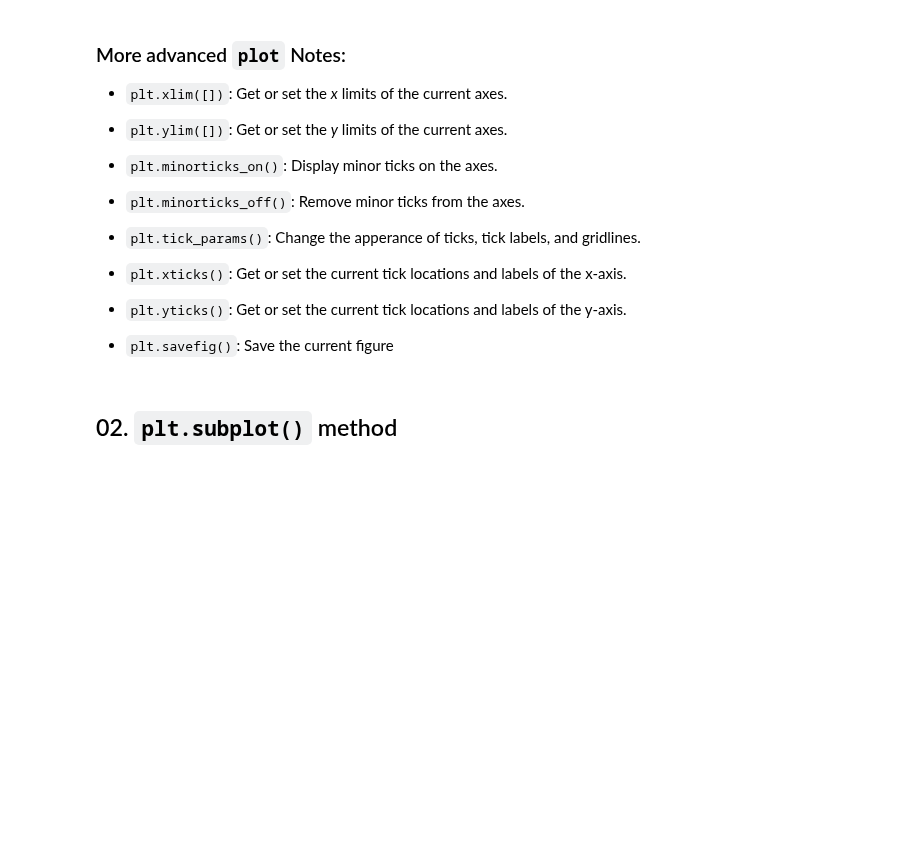
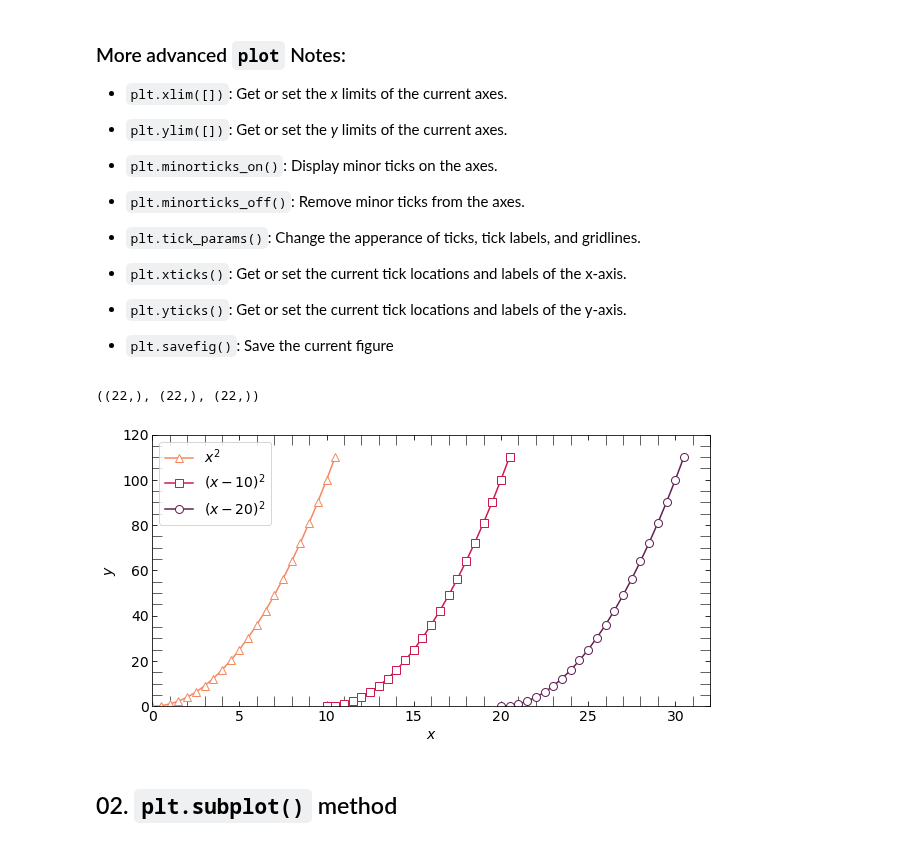
Before and after one commit to DavoodSZ1993/Python_Tutorial, a Jupyter notebook: 1_matplotlib_plots.ipynb, the cells around one changed output. Drawn from its saved outputs; the diff is of its cells as text; code cells hidden in the pictures; blank space fills up the shorter version.

```diff
--- a/1_matplotlib_plots.ipynb
+++ b/1_matplotlib_plots.ipynb
@@ -81,6 +81,47 @@ colors
 * `plt.xticks()`: Get or set the current tick locations and labels of the x-axis.
 * `plt.yticks()`: Get or set the current tick locations and labels of the y-axis.
 * `plt.savefig()`: Save the current figure
+# %%
+x1 = np.arange(0, 11, 0.5)
+y1 = x1**2
+
+x2 = np.arange(10, 21, 0.5)
+y2 = (x2 - 10)**2
+
+x3 = np.arange(20, 31, 0.5)
+y3 = (x3 -20)**2
+
+
+y1.shape, y2.shape, y3.shape
+# %% [output]
+((22,), (22,), (22,))
+# %%
+fig = plt.figure(1, figsize=(10, 5))
+
+plt.plot(x1, y1, linestyle='-', marker='^', label='$x^2$', color=colors[2], mfc='w', markersize=8)
+plt.plot(x2, y2, linestyle='-', marker='s', label='$(x - 10)^2$', color=colors[1], mfc='w', markersize=8)
+plt.plot(x3, y3, linestyle='-', marker='o', label='$(x - 20)^2$', color=colors[0], mfc='w', markersize=8)
+
+plt.xlim([0, 32])
+plt.ylim([0, 120])
+
+plt.minorticks_on()
+plt.tick_params(direction='in', which='major', right=True, top=True)
+plt.tick_params(direction='in', which='minor', right=True, top=True)
+plt.tick_params(labelbottom=True, labeltop=False, labelright=False, labelleft=True)
+
+plt.tick_params(labelsize=14)
+
+plt.tick_params(direction='in', which='major', length=5, right=True, top=True)
+plt.tick_params(direction='in', which='minor', length=10,  right=True, top=True)
+
+plt.xlabel('$x$', fontsize=14)
+plt.ylabel('$y$', fontsize=14)
+plt.legend(fontsize=14)
+
+plt.savefig('../data', dpi=300, bbox_inches='tight')
+# %% [output]
+[figure, added]
 # %% [markdown]
 ## 02. `plt.subplot()` method
 # %%
```
